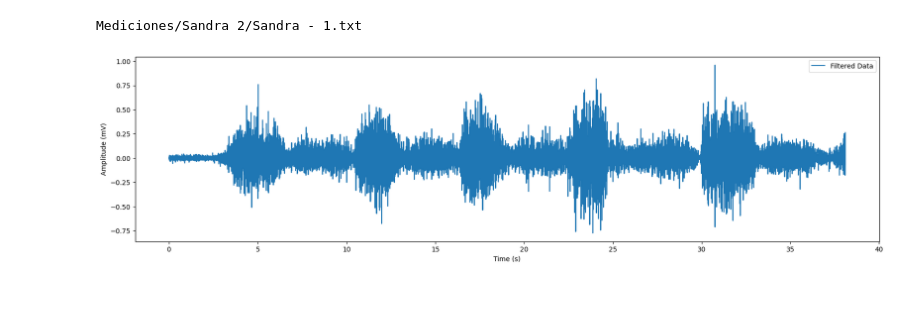
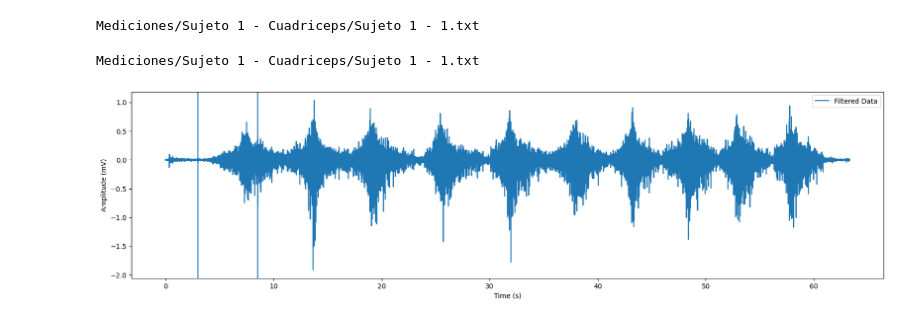
Before and after one commit to Grupo2-IntroduccionSenalesMedicas/S_biomedica, a Jupyter notebook: ISB Pruebas experimentales/Tratamiento de señal.ipynb, the cells around one changed output. Saved outputs shown, nothing was run; the diff lists cells and outputs as text; code cells hidden in the pictures; blank space fills up the shorter version.

```diff
--- a/ISB Pruebas experimentales/Tratamiento de señal.ipynb
+++ b/ISB Pruebas experimentales/Tratamiento de señal.ipynb
@@ -78,41 +78,53 @@ def extract_features(signal):
                  'WL': WL
                  }
     return features
+# %%
+address = 'Mediciones/'
+name = 'Sujeto 1' # Sujeto
+ex = 'Cuadriceps' # Ejercicio realizado
+rep = '1'
+file = address + name + ' - ' + ex + '/' + name + ' - ' + rep + '.txt'
+print(file)
+# Mediciones\Sujeto 1 - Cuadriceps\Sujeto 1 - 1.txt
+# %% [output]
+Mediciones/Sujeto 1 - Cuadriceps/Sujeto 1 - 1.txt
 # %%
 address = 'Mediciones/'
-name = 'Sandra'
-ex = '2'
+name = 'Sujeto 1' # Sujeto
+ex = 'Cuadriceps' # Ejercicio realizado
 rep = '1'
-file = address + name + ' ' + ex + '/' + name + ' - ' + rep + '.txt'
+file = address + name + ' - ' + ex + '/' + name + ' - ' + rep + '.txt'
 print(file)
 
 fs = 1000; ts = 1/fs # Bitalino's sampling rate
 signal = np.genfromtxt(file, delimiter="\t")
 signal = signal[:,-2]
 signal = tomV_byBitalino(signal)
 
 # Eliminacion de linea base
 pre_pro_signal = signal - np.average(signal)
 
 # Filtrado
 low_cutoff = 10.0
 high_cutoff = 300.0
 
 smooth_signal = butter_bandpass_filter(pre_pro_signal, low_cutoff, high_cutoff, fs)
 
 b,c = iirnotch(60.0, 30.0, fs)
 smooth_signal = filtfilt(b,c,smooth_signal)
 time = np.arange(len(smooth_signal))*ts
 
 plt.figure(figsize=(20,5))
 plt.plot(time, smooth_signal, label = 'Filtered Data')
+plt.axvline(3)
+plt.axvline(8.5)
 plt.ylabel('Amplitude (mV)')
 plt.xlabel('Time (s)')
 plt.legend()
 plt.show()
 # %% [output]
-Mediciones/Sandra 2/Sandra - 1.txt
+Mediciones/Sujeto 1 - Cuadriceps/Sujeto 1 - 1.txt
-[figure, old version]
+[figure, new version]
 # %%
 # Enventanado
 
```
Also changed, not shown: parts of 1 cell of this notebook, 30 other files.
